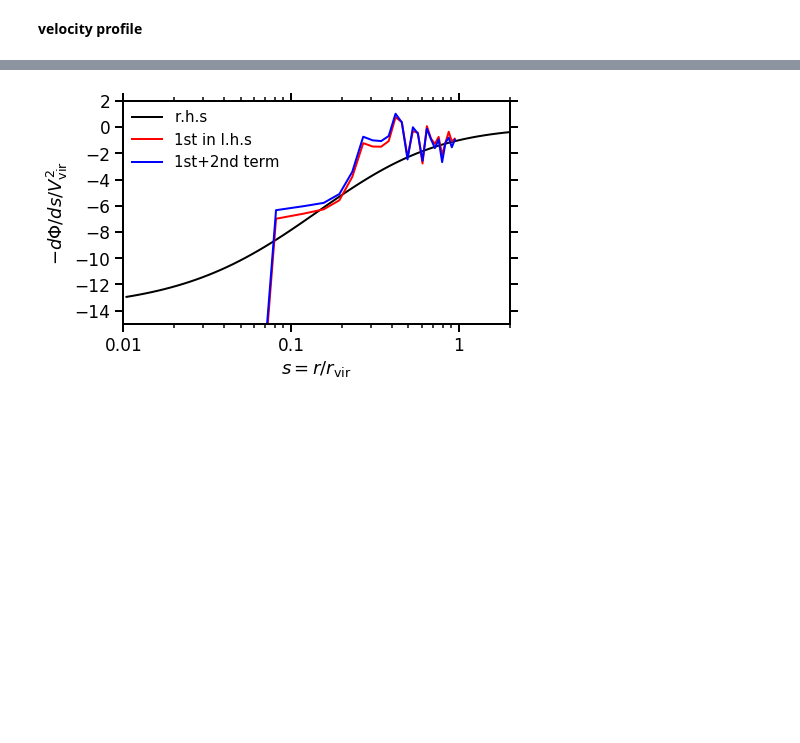
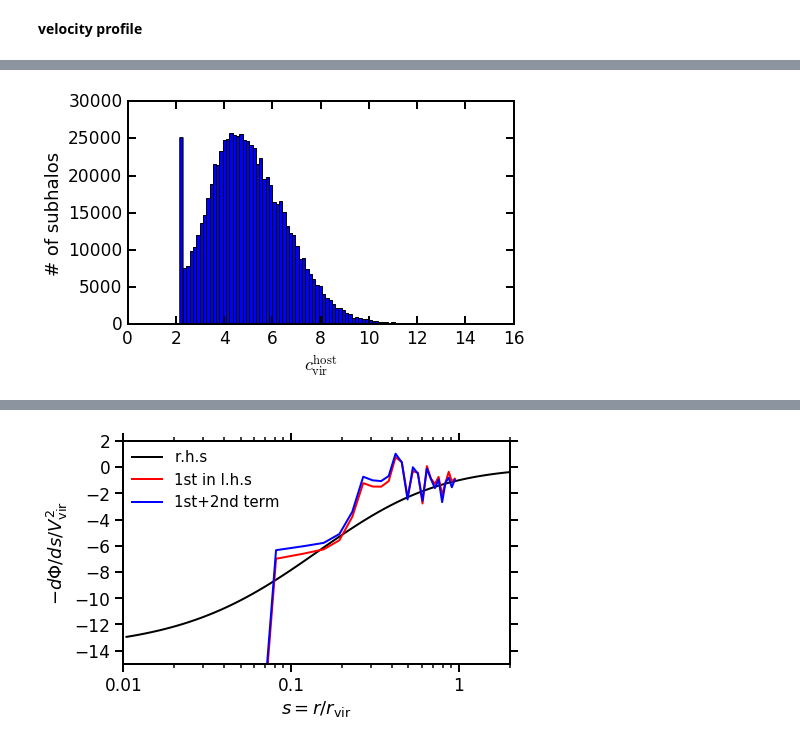
Before and after one commit to saitosmst/subhalo_velocity, a Jupyter notebook: jupyter_nb/check_Jeans.ipynb, the cells around one changed output, grey strips where cells are left out. Saved outputs shown, nothing was run; the diff lists cells and outputs as text; code cells hidden in the pictures; blank space fills up the shorter version.

```diff
--- a/jupyter_nb/check_Jeans.ipynb
+++ b/jupyter_nb/check_Jeans.ipynb
@@ -610,0 +652,66 @@ vol_logs = np.array([4.*np.pi*(10**bins_logs[i+1])**3./3. - 4.*np.pi*(10**bins_l
+# %%
+fig_width_pt = 510                     # Suited for LaTeX
+inches_per_pt = 1.0/72.27              # Convert pt to inch
+golden_mean = (math.sqrt(5)-1.0)/2.0   # Aesthetic ratio
+#golden_mean = 1.
+fig_width = fig_width_pt*inches_per_pt # width in inches
+fig_height = fig_width*golden_mean     # height in inches
+fig_size =  [fig_width,fig_height]
+params = {'backend': 'ps',
+          'axes.linewidth' : 2,
+          'legend.fontsize': 14,
+          'text.usetex'    : False,
+          'figure.figsize' : fig_size}
+dotseq = [2, 2]
+dashdotseq = [7, 4, 3, 4]
+plt.rcParams.update(params)
+
+fig = plt.figure(1)
+plt.clf()
+## Range
+plt.subplots_adjust(left=0.075,bottom=0.13,top=0.98,right=0.98)
+ax = plt.axes([0.18,0.2,0.76,0.71])
+#ax = fig.add_subplot(121)
+## Log or Linear
+#ax.set_xscale('log')
+ax.xaxis.set_major_formatter(formatter)
+#ax.set_yscale('log')
+#ax.yaxis.set_major_formatter(formatter)
+## Axis
+ax.set_xlim(0.,16.)
+#ax.xaxis.set_major_locator(MultipleLocator(0.5))
+#ax.xaxis.set_minor_locator(MultipleLocator(0.1))
+#ax.set_ylim(0.,5.)
+#ax.set_ylim(1.2,1.8)
+#ax.yaxis.set_ticks([200.,400.,1000.,2000.])
+#ax.yaxis.set_major_locator(MultipleLocator(0.5))
+#ax.yaxis.set_minor_locator(MultipleLocator(0.1))
+ax.tick_params(which='minor', length=4, width=1.5)
+ax.tick_params(which='major', length=8, width=2, pad=5)
+for tick in ax.xaxis.get_major_ticks():
+    tick.label1.set_fontsize(17)
+    tick.tick2On = True
+for tick in ax.xaxis.get_minor_ticks():
+    tick.tick2On = True
+for tick in ax.yaxis.get_major_ticks():
+    tick.label1.set_fontsize(17)
+    tick.tick2On = True
+for tick in ax.yaxis.get_minor_ticks():
+    tick.tick2On = True
+## Axis label
+ax.set_xlabel(r'$c^{\rm host}_{\rm vir}$', fontsize=18)
+ax.set_ylabel(r'# of subhalos', fontsize=18)
+#ax.set_title(r'velocity dispersion profile', fontsize=17)
+#ax.hlines(y=1., xmin=1.E-18, xmax=1.E-15)
+#ax.text(0.4, -700., r'$M^{\rm host}_{\rm vir}>10^{13.5}$', fontsize=16)
+
+ax.hist(arr_addvals_tmp['cvir_host'], bins=100)
+
+#axleg = ax.legend(loc='upper right', numpoints=1,
+#                  ncol=1, fontsize=15, borderaxespad=0.2)
+#axleg.draw_frame(False)
+
+#plt.savefig(HOMEDIR+'Desktop/hist_zacc.png')
+plt.show()
+# %% [output]
+[figure, added]
```
Also changed, not shown: parts of 146 cells of this notebook.
